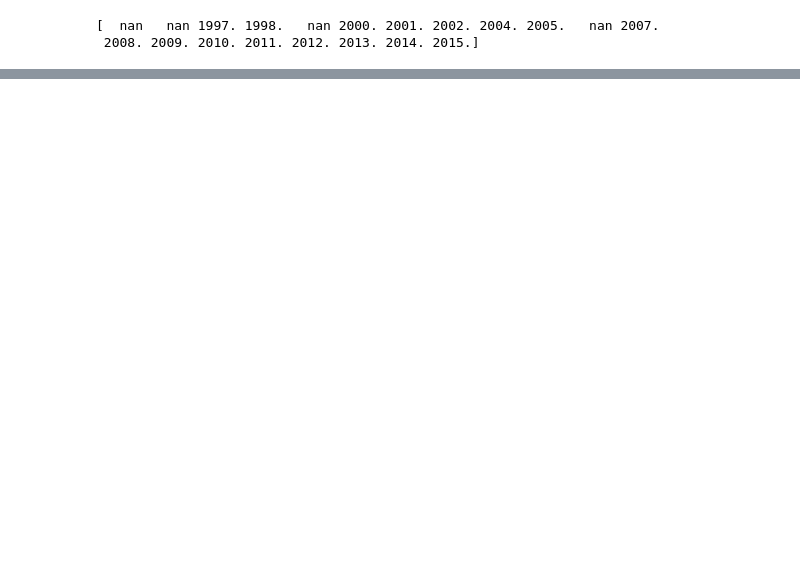
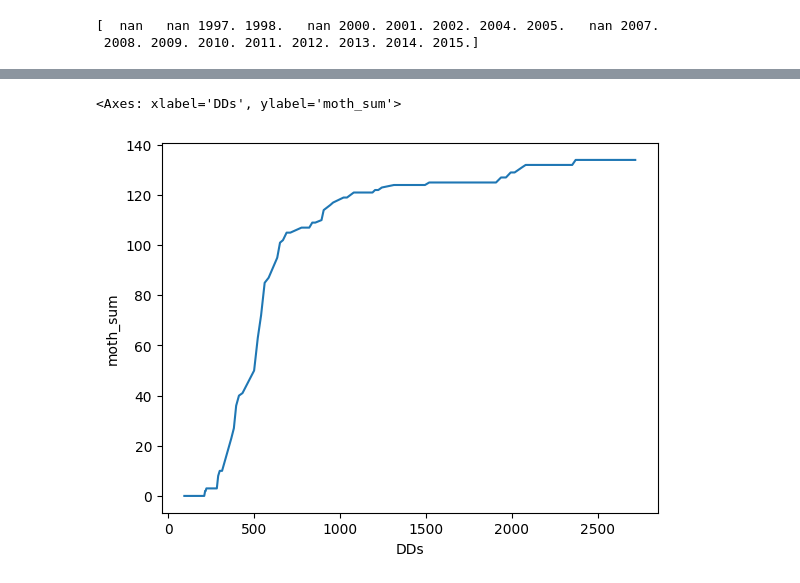
Before and after one commit to PacificBird/InsectPhenologyCaptureSim, a Jupyter notebook: multi_analysis.ipynb, the cells around one changed output, grey strips where cells are left out. Cells and saved outputs as stored; diff of their text form; code cells hidden in the pictures; blank space fills up the shorter version.

```diff
--- a/multi_analysis.ipynb
+++ b/multi_analysis.ipynb
@@ -541,0 +652,7 @@ print(group_year_lut)
+# %%
+import seaborn as sns
+
+sns.lineplot(data=aggs[6], x='DDs', y='moth_sum')
+# %% [output]
+<Axes: xlabel='DDs', ylabel='moth_sum'>
+[figure, added]
```
Also changed, not shown: parts of 15 cells of this notebook.
